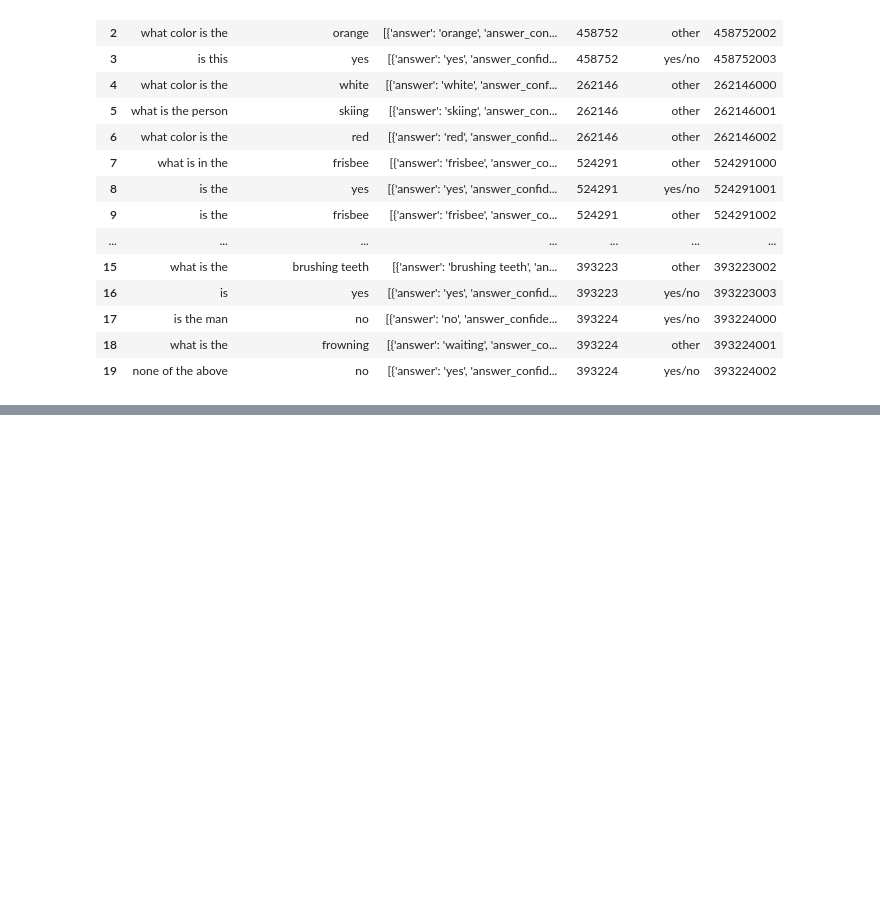
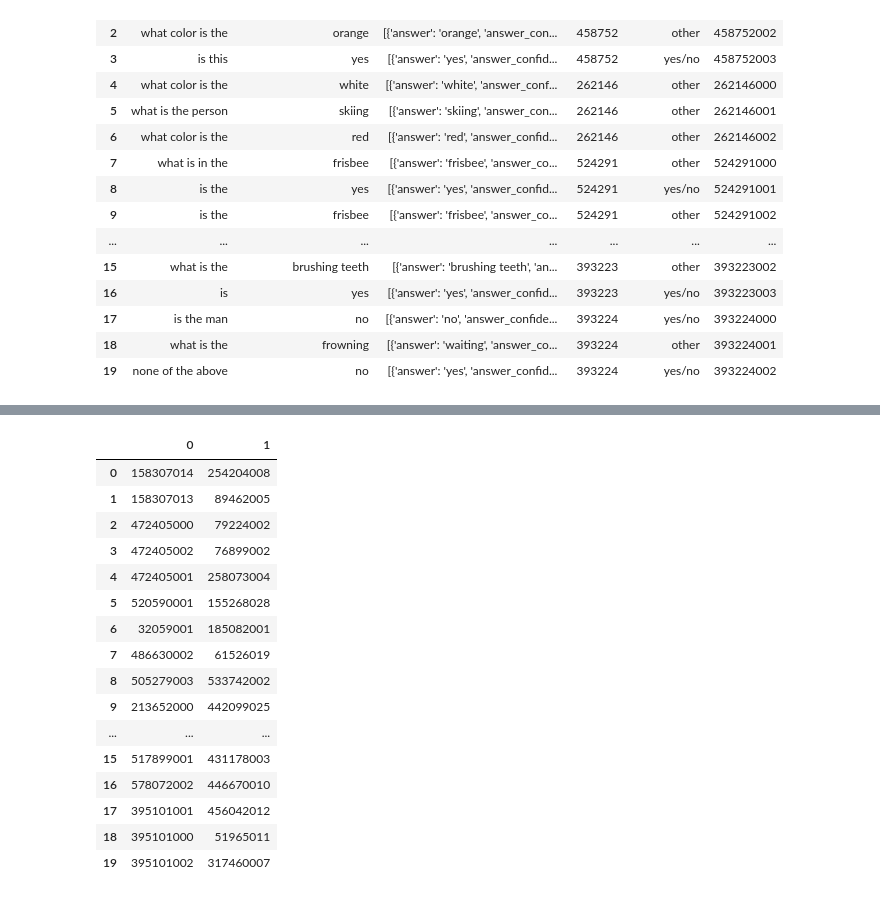
Before and after one commit to leecs0503/NLP_FinalProject, a Jupyter notebook: VQA/notebooks/explorerData.ipynb, the cells around one changed output, grey strips where cells are left out. Saved outputs shown, nothing was run; the diff lists cells and outputs as text; code cells hidden in the pictures; blank space fills up the shorter version.

```diff
--- a/VQA/notebooks/explorerData.ipynb
+++ b/VQA/notebooks/explorerData.ipynb
@@ -61,3 +79,26 @@ What is she holding?
 | 7 | poles | maybe | 8 |
 | 8 | poles | yes | 9 |
 | 9 | poles | yes | 10 |
+# %%
+complementary_data = json.load(open(os.path.join('..', 'datasets', 'Complementary', 'v2_mscoco_train2014_complementary_pairs.json')))
+complementary = pd.DataFrame(complementary_data)
+
+complementary.head(20)
+# %% [output]
+|  | 0 | 1 |
+| 0 | 158307014 | 254204008 |
+| 1 | 158307013 | 89462005 |
+| 2 | 472405000 | 79224002 |
+| 3 | 472405002 | 76899002 |
+| 4 | 472405001 | 258073004 |
+| 5 | 520590001 | 155268028 |
+| 6 | 32059001 | 185082001 |
+| 7 | 486630002 | 61526019 |
+| 8 | 505279003 | 533742002 |
+| 9 | 213652000 | 442099025 |
+| ... | ... | ... |
+| 15 | 517899001 | 431178003 |
+| 16 | 578072002 | 446670010 |
+| 17 | 395101001 | 456042012 |
+| 18 | 395101000 | 51965011 |
+| 19 | 395101002 | 317460007 |
```
Also changed, not shown: parts of 2 cells of this notebook, 6 other files.
